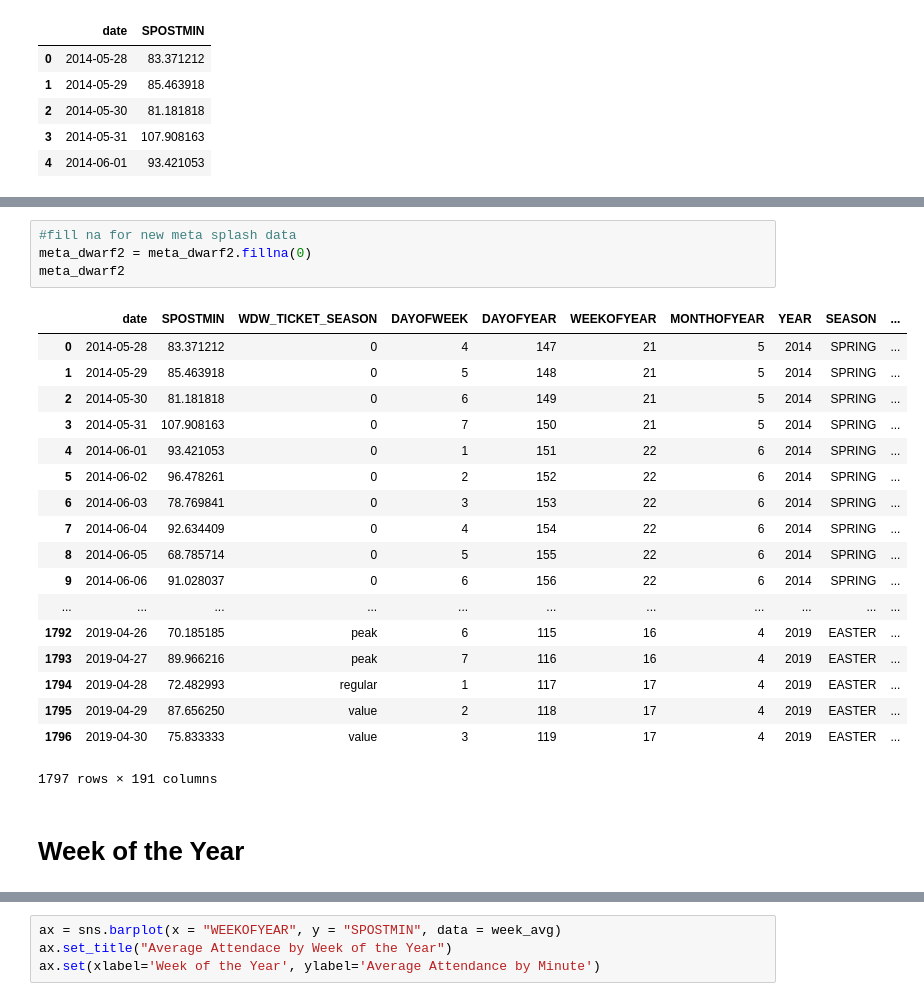
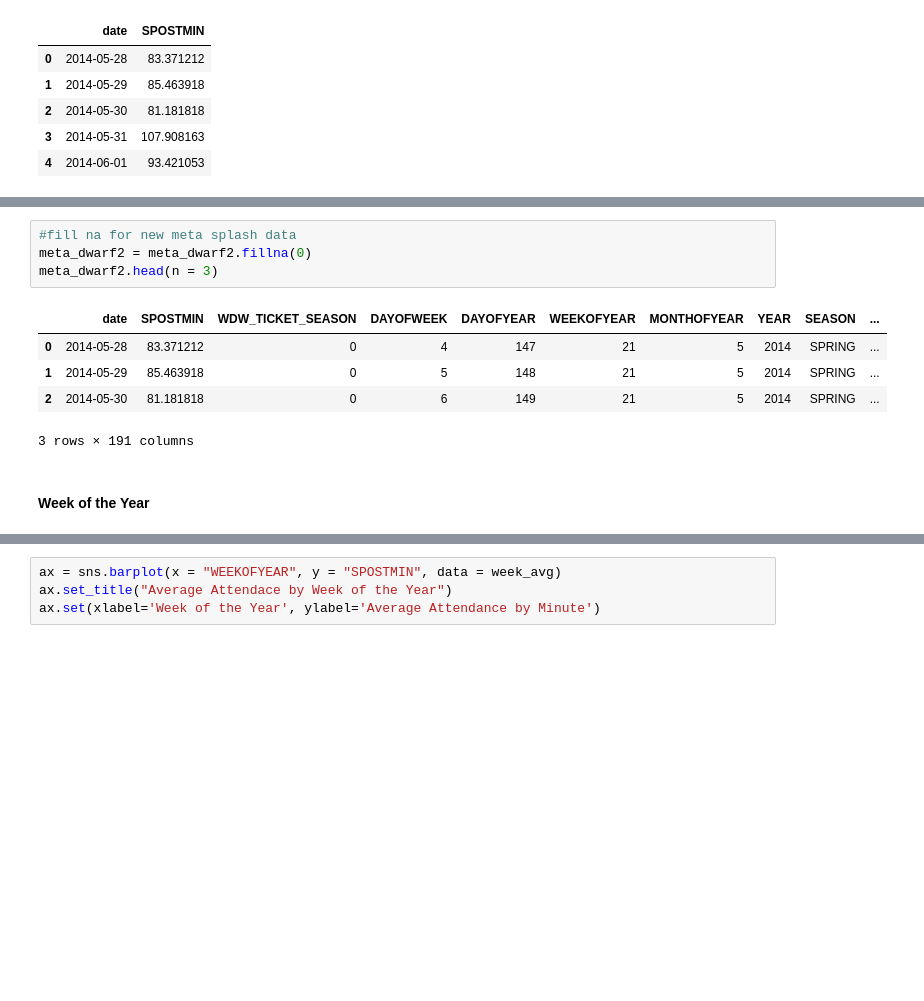
Before and after one commit to daviding11/Splash-Mountain-Wait-Time-Analysis, a Jupyter notebook: Data_Visualization_daviding.ipynb, the cells around one changed output, grey strips where cells are left out. Cells and saved outputs as stored; diff of their text form; blank space fills up the shorter version.

```diff
--- a/Data_Visualization_daviding.ipynb
+++ b/Data_Visualization_daviding.ipynb
@@ -115,28 +91,15 @@ meta_dwarf2.head()
 # %%
 #fill na for new meta splash data
 meta_dwarf2 = meta_dwarf2.fillna(0)
-meta_dwarf2
+meta_dwarf2.head(n = 3)
 # %% [output]
 |  | date | SPOSTMIN | WDW_TICKET_SEASON | DAYOFWEEK | DAYOFYEAR | WEEKOFYEAR | MONTHOFYEAR | YEAR | SEASON | ... |
 | 0 | 2014-05-28 | 83.371212 | 0 | 4 | 147 | 21 | 5 | 2014 | SPRING | ... |
 | 1 | 2014-05-29 | 85.463918 | 0 | 5 | 148 | 21 | 5 | 2014 | SPRING | ... |
 | 2 | 2014-05-30 | 81.181818 | 0 | 6 | 149 | 21 | 5 | 2014 | SPRING | ... |
-| 3 | 2014-05-31 | 107.908163 | 0 | 7 | 150 | 21 | 5 | 2014 | SPRING | ... |
-| 4 | 2014-06-01 | 93.421053 | 0 | 1 | 151 | 22 | 6 | 2014 | SPRING | ... |
-| 5 | 2014-06-02 | 96.478261 | 0 | 2 | 152 | 22 | 6 | 2014 | SPRING | ... |
-| 6 | 2014-06-03 | 78.769841 | 0 | 3 | 153 | 22 | 6 | 2014 | SPRING | ... |
-| 7 | 2014-06-04 | 92.634409 | 0 | 4 | 154 | 22 | 6 | 2014 | SPRING | ... |
-| 8 | 2014-06-05 | 68.785714 | 0 | 5 | 155 | 22 | 6 | 2014 | SPRING | ... |
-| 9 | 2014-06-06 | 91.028037 | 0 | 6 | 156 | 22 | 6 | 2014 | SPRING | ... |
-| ... | ... | ... | ... | ... | ... | ... | ... | ... | ... | ... |
-| 1792 | 2019-04-26 | 70.185185 | peak | 6 | 115 | 16 | 4 | 2019 | EASTER | ... |
-| 1793 | 2019-04-27 | 89.966216 | peak | 7 | 116 | 16 | 4 | 2019 | EASTER | ... |
-| 1794 | 2019-04-28 | 72.482993 | regular | 1 | 117 | 17 | 4 | 2019 | EASTER | ... |
-| 1795 | 2019-04-29 | 87.656250 | value | 2 | 118 | 17 | 4 | 2019 | EASTER | ... |
-| 1796 | 2019-04-30 | 75.833333 | value | 3 | 119 | 17 | 4 | 2019 | EASTER | ... |
-1797 rows × 191 columns
+3 rows × 191 columns
 # %% [markdown]
-# Week of the Year
+#### Week of the Year
 # %%
 week_avg = meta_dwarf2.groupby("WEEKOFYEAR")["SPOSTMIN"].mean()
 week_avg = week_avg.reset_index()
```
Also changed, not shown: parts of 11 cells of this notebook.
